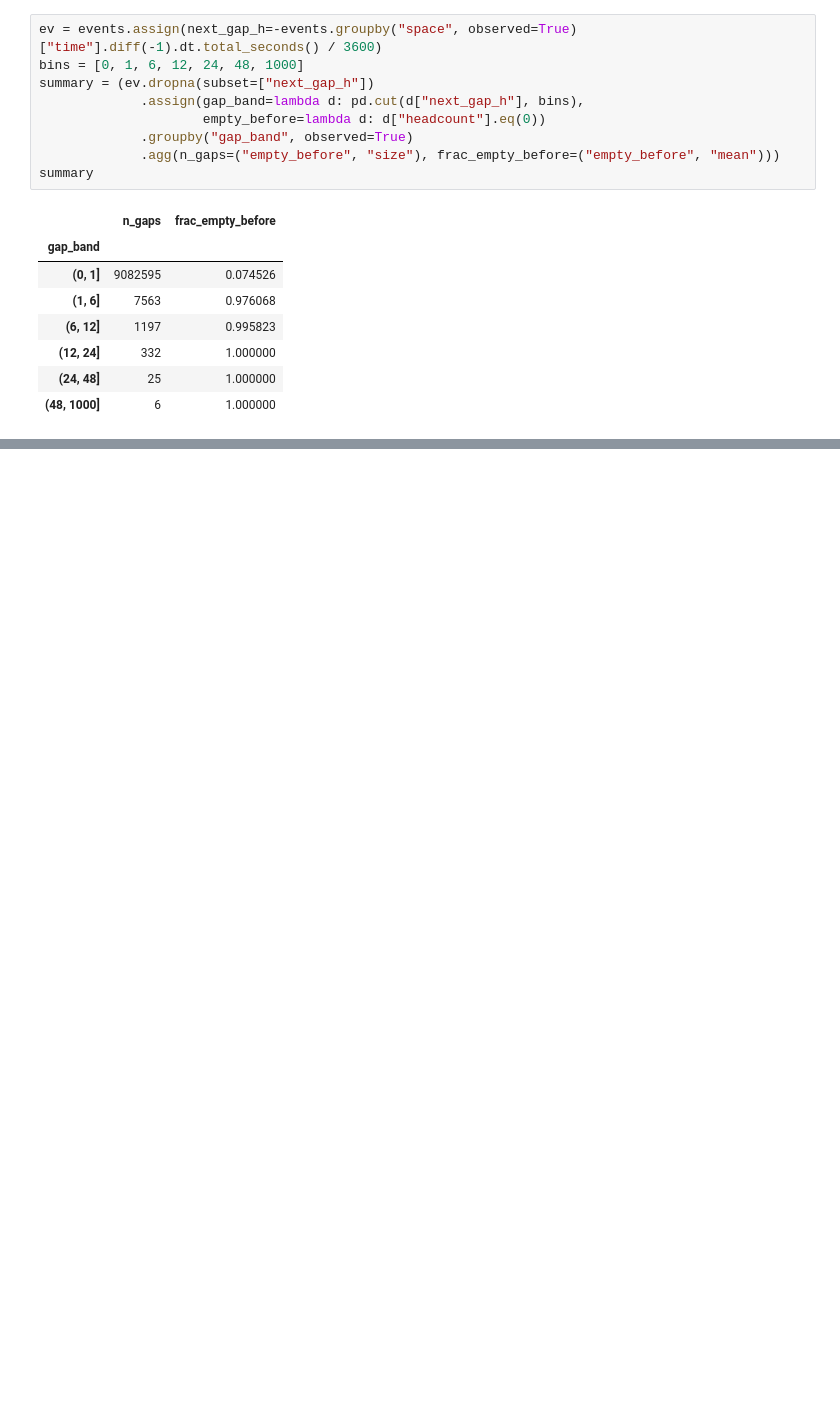
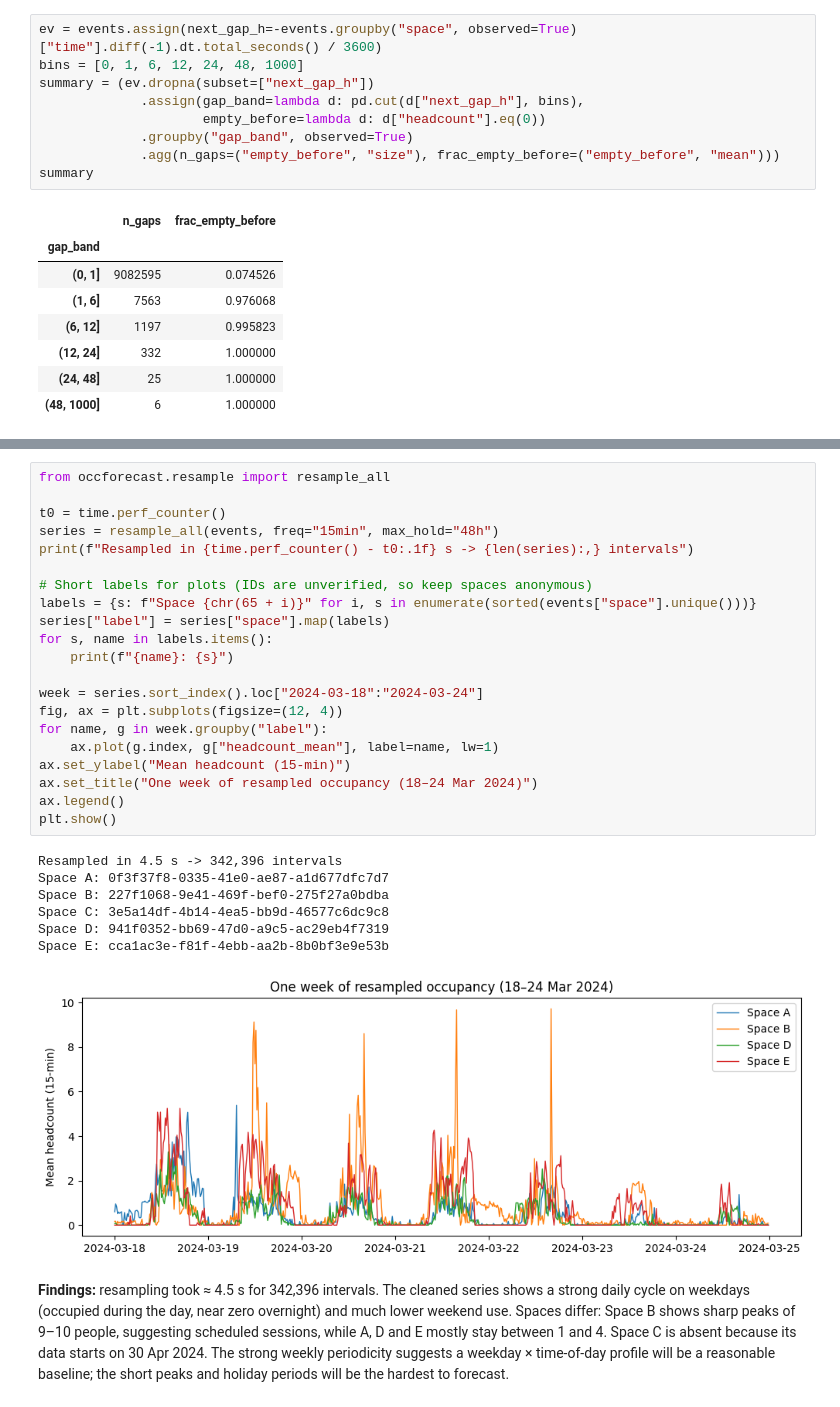
Before and after one commit to chetanvemuri/MMA3001Project, a Jupyter notebook: examples/01_data_audit.ipynb, the cells around one changed output, grey strips where cells are left out. Cells and saved outputs as stored; diff of their text form; blank space fills up the shorter version.

Commit message:
Additional save to 01_data_audit.ipynb

```diff
--- a/examples/01_data_audit.ipynb
+++ b/examples/01_data_audit.ipynb
@@ -125,0 +141,31 @@ summary
+# %%
+from occforecast.resample import resample_all
+
+t0 = time.perf_counter()
+series = resample_all(events, freq="15min", max_hold="48h")
+print(f"Resampled in {time.perf_counter() - t0:.1f} s -> {len(series):,} intervals")
+
+# Short labels for plots (IDs are unverified, so keep spaces anonymous)
+labels = {s: f"Space {chr(65 + i)}" for i, s in enumerate(sorted(events["space"].unique()))}
+series["label"] = series["space"].map(labels)
+for s, name in labels.items():
+    print(f"{name}: {s}")
+
+week = series.sort_index().loc["2024-03-18":"2024-03-24"]
+fig, ax = plt.subplots(figsize=(12, 4))
+for name, g in week.groupby("label"):
+    ax.plot(g.index, g["headcount_mean"], label=name, lw=1)
+ax.set_ylabel("Mean headcount (15-min)")
+ax.set_title("One week of resampled occupancy (18–24 Mar 2024)")
+ax.legend()
+plt.show()
+# %% [output]
+Resampled in 4.5 s -> 342,396 intervals
+Space A: 0f3f37f8-0335-41e0-ae87-a1d677dfc7d7
+Space B: 227f1068-9e41-469f-bef0-275f27a0bdba
+Space C: 3e5a14df-4b14-4ea5-bb9d-46577c6dc9c8
+Space D: 941f0352-bb69-47d0-a9c5-ac29eb4f7319
+Space E: cca1ac3e-f81f-4ebb-aa2b-8b0bf3e9e53b
+[figure, added]
+# %% [markdown]
+**Findings:** resampling took ≈ 4.5 s for 342,396 intervals. The cleaned series shows a strong daily cycle on weekdays (occupied during the day, near zero overnight) and much lower weekend use. Spaces differ: Space B shows sharp peaks of 9–10 people, suggesting scheduled sessions, while A, D and E mostly stay between 1 and 4. Space C is absent because its data starts on 30 Apr 2024. The strong weekly periodicity suggests a weekday × time-of-day profile will be a reasonable baseline; the short peaks and holiday periods will be the hardest to forecast.
```
Also changed, not shown: parts of 6 cells of this notebook.
